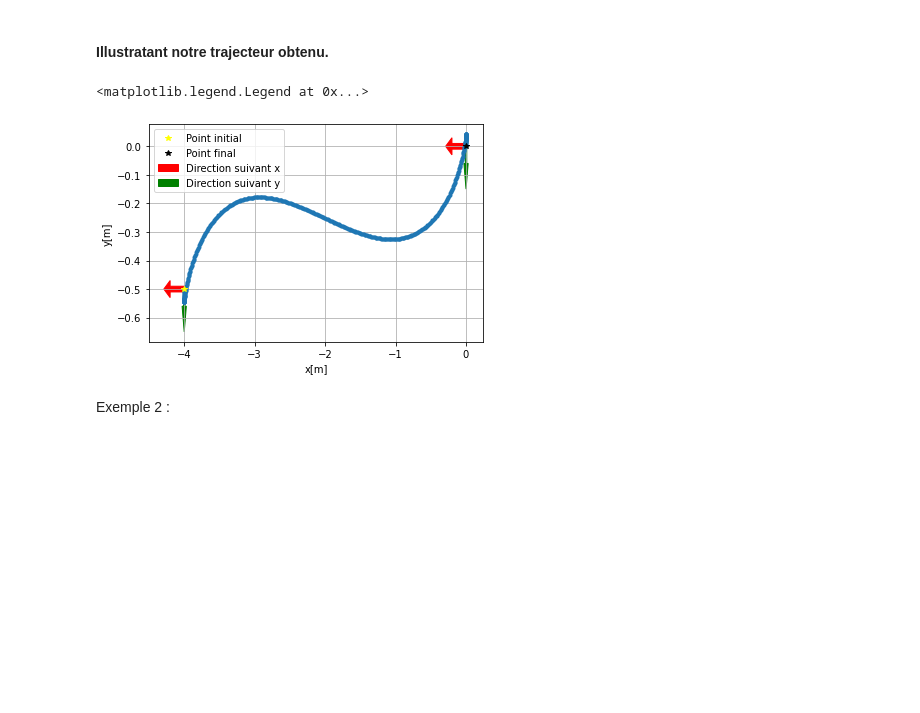
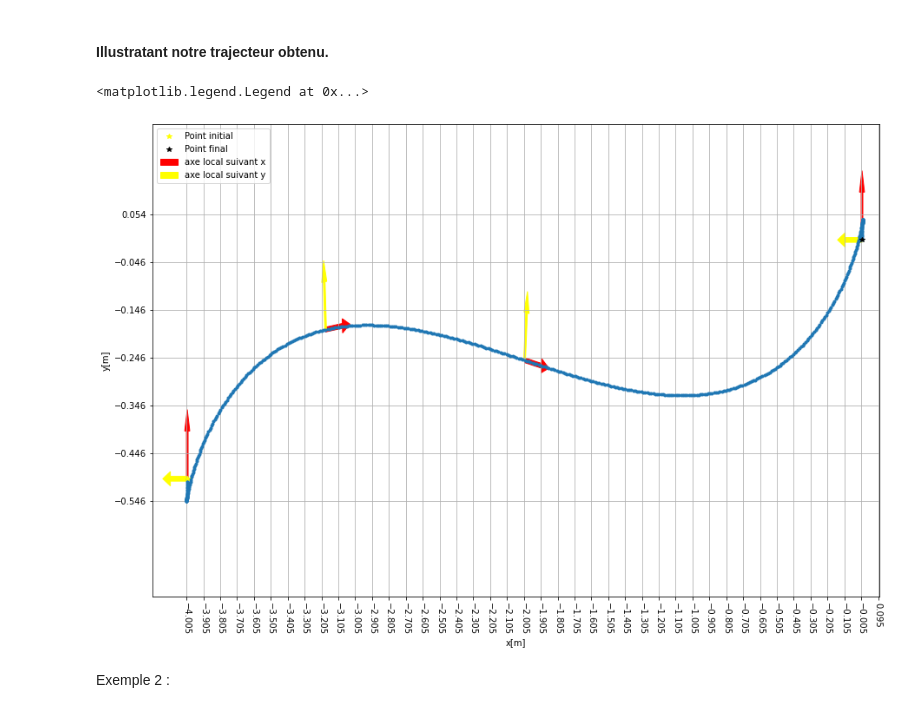
Before and after one commit to Zasfour/Locomotion-humain, a Jupyter notebook: Unicycle_DOC_IOC.ipynb, the cells around one changed output. Saved outputs shown, nothing was run; the diff lists cells and outputs as text; code cells hidden in the pictures; blank space fills up the shorter version.

```diff
--- a/Unicycle_DOC_IOC.ipynb
+++ b/Unicycle_DOC_IOC.ipynb
@@ -31,11 +31,9 @@ S.C  \ \ \ & x_1^{(i+1)} = x_1^i + \tau u_1^i cos(x_3^i)  \\
 \end{align*}
 $$
 # %%
-def distance (x,y, eps):
-    if x-y > 0 :
-        return eps
-    else :
-        return -eps
+def tracer_orientation (x,y,theta, r):
+    plt.arrow(x, y, r*cos(theta),r*sin(theta), width = 0.01, color = 'red' )
+    plt.arrow(x, y, r*cos(pi/2+theta),r*sin(pi/2+theta), width = 0.01, color = 'yellow' )
 # %%
 # Notre fonction contient au totale 5*n  variable où u1, u2, x1, x2 et x3 sont des vecteur de taille n
 
@@ -174,26 +172,35 @@ plt.legend()
 # %% [markdown]
 #### Illustratant notre trajecteur obtenu.
 # %%
+plt.figure(figsize=(15,10))
 plt.plot (X1_1,X2_1 , '.')
+plt.plot(x1_1i,x2_1i, '*', label = 'Point initial', color = 'yellow')
+plt.plot(x1_1f,x2_1f, '*', label = 'Point final', color = 'black')
+
+plt.arrow(X1_1[0], X2_1[0], 0.1*cos(X3_1[0]),0.1*sin(X3_1[0]), width = 0.01, color = 'red', label = "axe local suivant x" )
+plt.arrow(X1_1[0], X2_1[0], 0.1*cos(pi/2+X3_1[0]),0.1*sin(pi/2+X3_1[0]), width = 0.01, color = 'yellow', label = "axe local suivant y" )
 
 
-plt.arrow(X1_1[0], X2_1[0], distance(X1_1[1],X1_1[0], 0.2),0, width = 0.02 , color = 'red', label = "Direction suivant x")
-plt.arrow(X1_1[0], X2_1[0], 0, distance(X2_1[1],X2_1[0],0.06), width = 0.02, color = 'green', label = "Direction suivant y")
+tracer_orientation (X1_1[150],X2_1[150],X3_1[150],0.1)
 
-plt.arrow(X1_1[-1], X2_1[-1], distance(X1_1[-1],X1_1[n-2],0.2),0, width = 0.02, color = 'red' )
-plt.arrow(X1_1[-1], X2_1[-1], 0, distance(X2_1[-1],X2_1[n-2],0.06), width = 0.02, color = 'green')
+tracer_orientation (X1_1[250],X2_1[250],X3_1[250],0.1)
+
+tracer_orientation (X1_1[-1],X2_1[-1],X3_1[-1],0.1)
+plt.xlim(min(X1_1)-0.2, max(X1_1)+0.1)
+plt.ylim(min(X2_1)-0.2, max(X2_1)+0.2)
 
 
-plt.plot(x1_1i,x2_1i, '*', label = 'Point initial', color = 'yellow')
-plt.plot(x1_1f,x2_1f, '*', label = 'Point final', color = 'black')
+plt.xticks(np.arange(min(X1_1), max(X1_1)+0.1, 0.1),rotation=-90)
+plt.yticks(np.arange(min(X2_1),max(X2_1)+0.1, 0.1))
+
 
 plt.xlabel('x[m]')
 plt.ylabel('y[m]')
 plt.grid(True)
 plt.legend()
 # %% [output]
 <matplotlib.legend.Legend at 0x...>
-[figure, old version]
+[figure, new version]
 # %% [markdown]
 Exemple 2 :
 # %%
```
Also changed, not shown: parts of 22 cells of this notebook, 1 other file.
